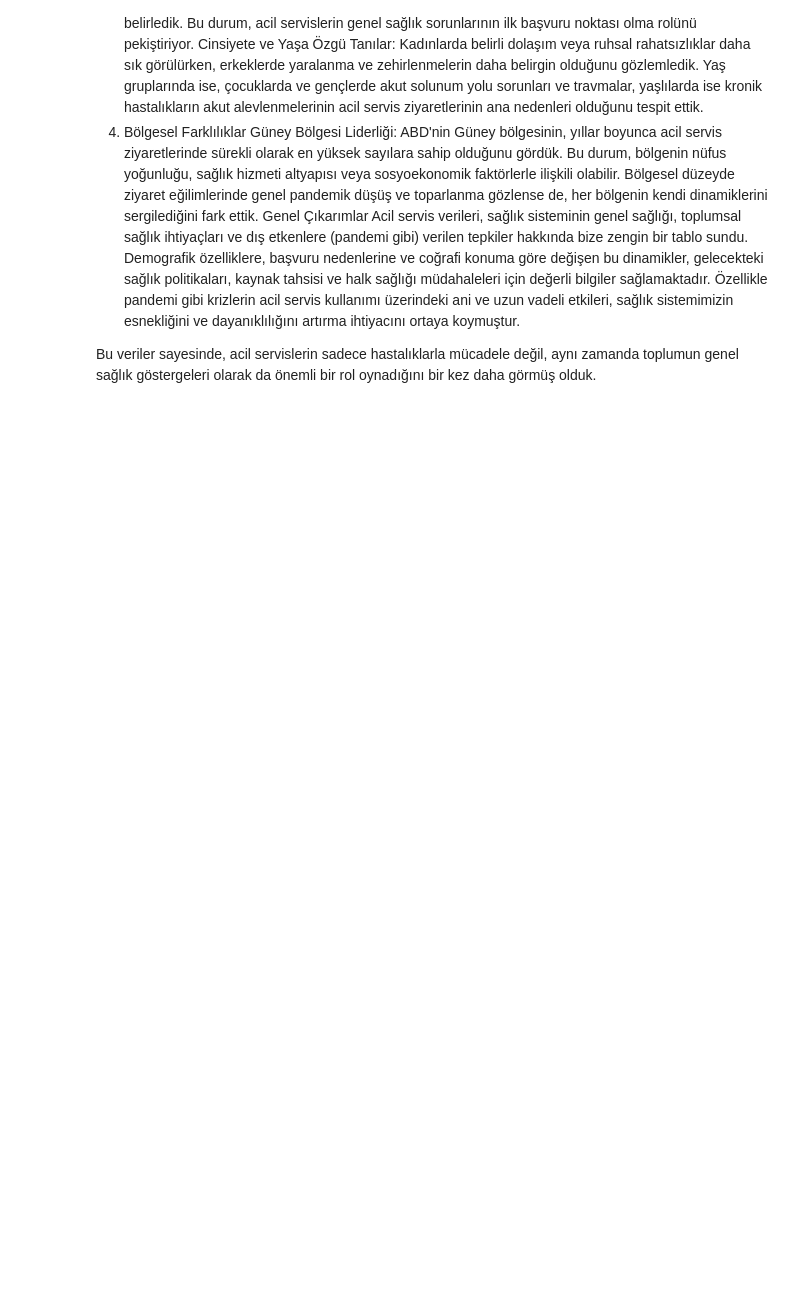
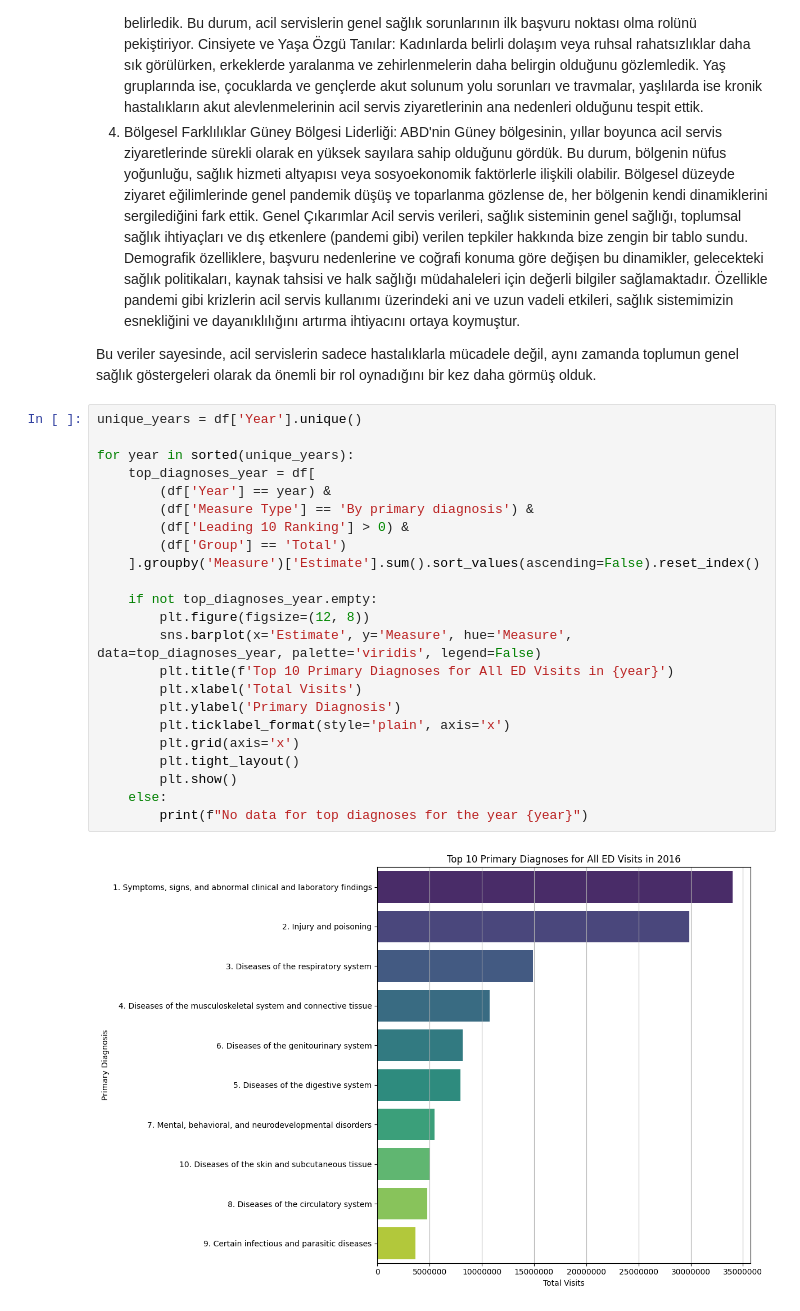
Before and after one commit to Leen-Alsharbaji/W-tech, a Jupyter notebook: w_code_(1).ipynb, the cells around one changed output. Saved outputs shown, nothing was run; the diff lists cells and outputs as text; blank space fills up the shorter version.

```diff
--- a/w_code_(1).ipynb
+++ b/w_code_(1).ipynb
@@ -685,3 +696,28 @@ Genel Çıkarımlar
 Acil servis verileri, sağlık sisteminin genel sağlığı, toplumsal sağlık ihtiyaçları ve dış etkenlere (pandemi gibi) verilen tepkiler hakkında bize zengin bir tablo sundu. Demografik özelliklere, başvuru nedenlerine ve coğrafi konuma göre değişen bu dinamikler, gelecekteki sağlık politikaları, kaynak tahsisi ve halk sağlığı müdahaleleri için değerli bilgiler sağlamaktadır. Özellikle pandemi gibi krizlerin acil servis kullanımı üzerindeki ani ve uzun vadeli etkileri, sağlık sistemimizin esnekliğini ve dayanıklılığını artırma ihtiyacını ortaya koymuştur.
 
 Bu veriler sayesinde, acil servislerin sadece hastalıklarla mücadele değil, aynı zamanda toplumun genel sağlık göstergeleri olarak da önemli bir rol oynadığını bir kez daha görmüş olduk.
+# %%
+unique_years = df['Year'].unique()
+
+for year in sorted(unique_years):
+    top_diagnoses_year = df[
+        (df['Year'] == year) &
+        (df['Measure Type'] == 'By primary diagnosis') &
+        (df['Leading 10 Ranking'] > 0) &
+        (df['Group'] == 'Total')
+    ].groupby('Measure')['Estimate'].sum().sort_values(ascending=False).reset_index()
+
+    if not top_diagnoses_year.empty:
+        plt.figure(figsize=(12, 8))
+        sns.barplot(x='Estimate', y='Measure', hue='Measure', data=top_diagnoses_year, palette='viridis', legend=False)
+        plt.title(f'Top 10 Primary Diagnoses for All ED Visits in {year}')
+        plt.xlabel('Total Visits')
+        plt.ylabel('Primary Diagnosis')
+        plt.ticklabel_format(style='plain', axis='x')
+        plt.grid(axis='x')
+        plt.tight_layout()
+        plt.show()
+    else:
+        print(f"No data for top diagnoses for the year {year}")
+# %% [output]
+[figure, added]
```
Also changed, not shown: parts of 5 cells of this notebook.
